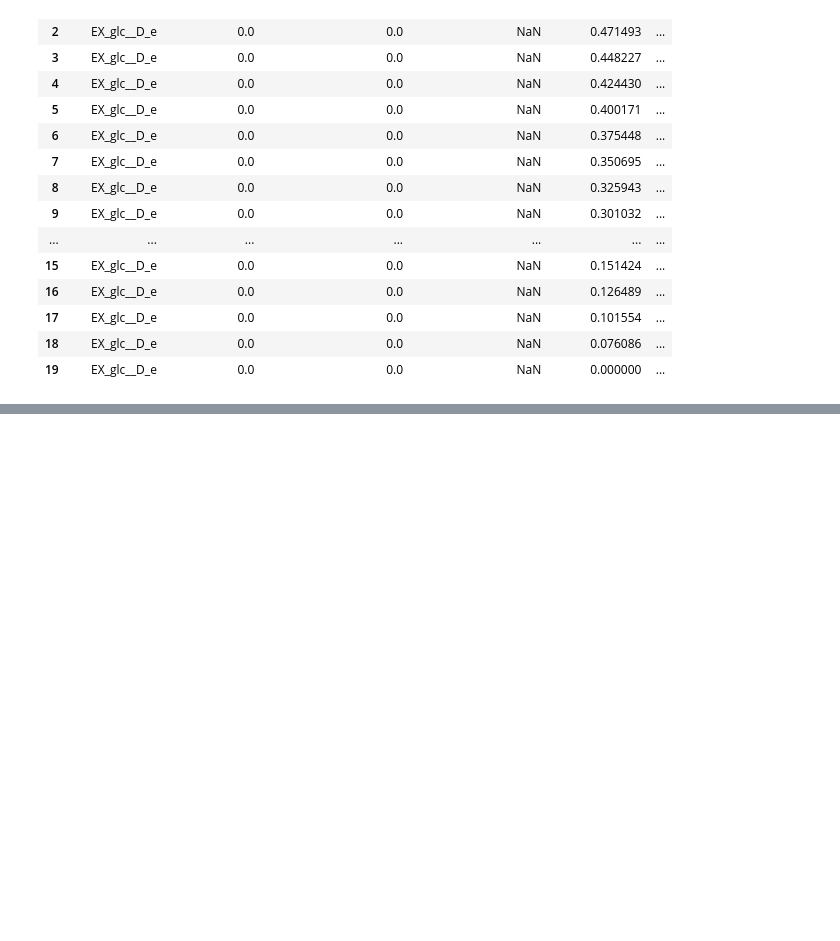
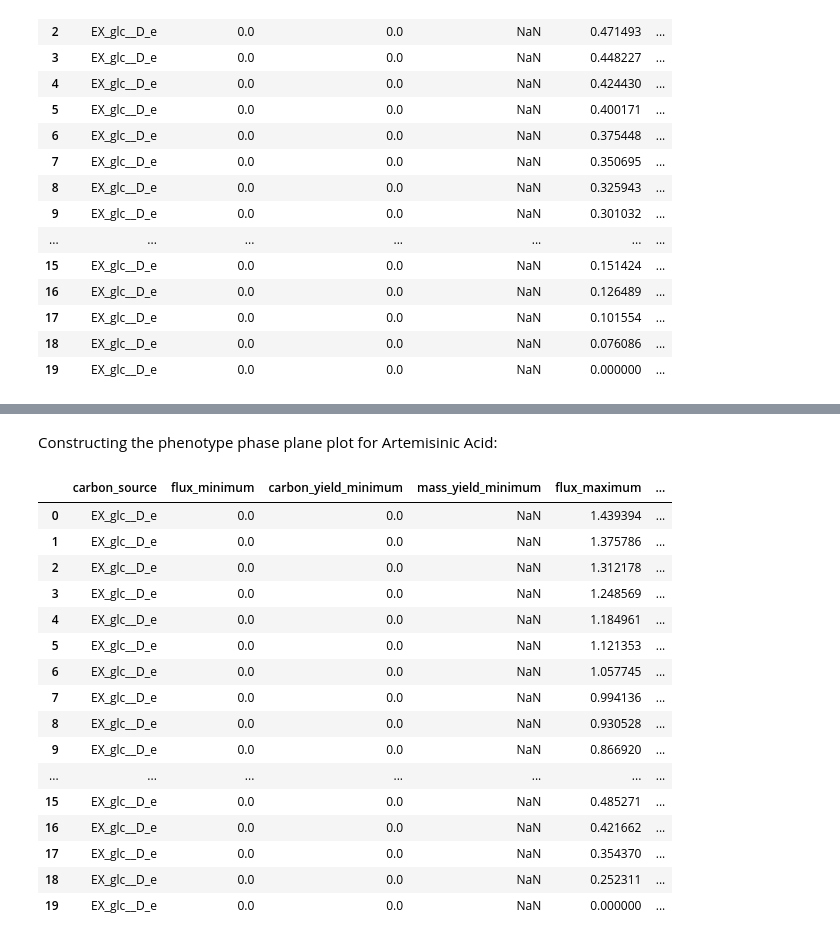
Before and after one commit to 27410/group-assignment-group-8, a Jupyter notebook: Analysis/Phaseplane.ipynb, the cells around one changed output, grey strips where cells are left out. Drawn from its saved outputs; the diff is of its cells as text; code cells hidden in the pictures; blank space fills up the shorter version.

```diff
--- a/Analysis/Phaseplane.ipynb
+++ b/Analysis/Phaseplane.ipynb
@@ -46,0 +44,25 @@ Production_biomass.plot(x='EX_glc__D_e', y='flux_maximum', xlabel="Glucose uptak
+# %% [markdown]
+Constructing the phenotype phase plane plot for Artemisinic Acid:
+# %%
+PPP_AA = production_envelope(iMM904,
+                    reactions=[iMM904.reactions.EX_glc__D_e],
+                    objective=iMM904.reactions.ALDH1)
+PPP_AA
+# %% [output]
+|  | carbon_source | flux_minimum | carbon_yield_minimum | mass_yield_minimum | flux_maximum | ... |
+| 0 | EX_glc__D_e | 0.0 | 0.0 | NaN | 1.439394 | ... |
+| 1 | EX_glc__D_e | 0.0 | 0.0 | NaN | 1.375786 | ... |
+| 2 | EX_glc__D_e | 0.0 | 0.0 | NaN | 1.312178 | ... |
+| 3 | EX_glc__D_e | 0.0 | 0.0 | NaN | 1.248569 | ... |
+| 4 | EX_glc__D_e | 0.0 | 0.0 | NaN | 1.184961 | ... |
+| 5 | EX_glc__D_e | 0.0 | 0.0 | NaN | 1.121353 | ... |
+| 6 | EX_glc__D_e | 0.0 | 0.0 | NaN | 1.057745 | ... |
+| 7 | EX_glc__D_e | 0.0 | 0.0 | NaN | 0.994136 | ... |
+| 8 | EX_glc__D_e | 0.0 | 0.0 | NaN | 0.930528 | ... |
+| 9 | EX_glc__D_e | 0.0 | 0.0 | NaN | 0.866920 | ... |
+| ... | ... | ... | ... | ... | ... | ... |
+| 15 | EX_glc__D_e | 0.0 | 0.0 | NaN | 0.485271 | ... |
+| 16 | EX_glc__D_e | 0.0 | 0.0 | NaN | 0.421662 | ... |
+| 17 | EX_glc__D_e | 0.0 | 0.0 | NaN | 0.354370 | ... |
+| 18 | EX_glc__D_e | 0.0 | 0.0 | NaN | 0.252311 | ... |
+| 19 | EX_glc__D_e | 0.0 | 0.0 | NaN | 0.000000 | ... |
```
Also changed, not shown: parts of 5 cells of this notebook.
